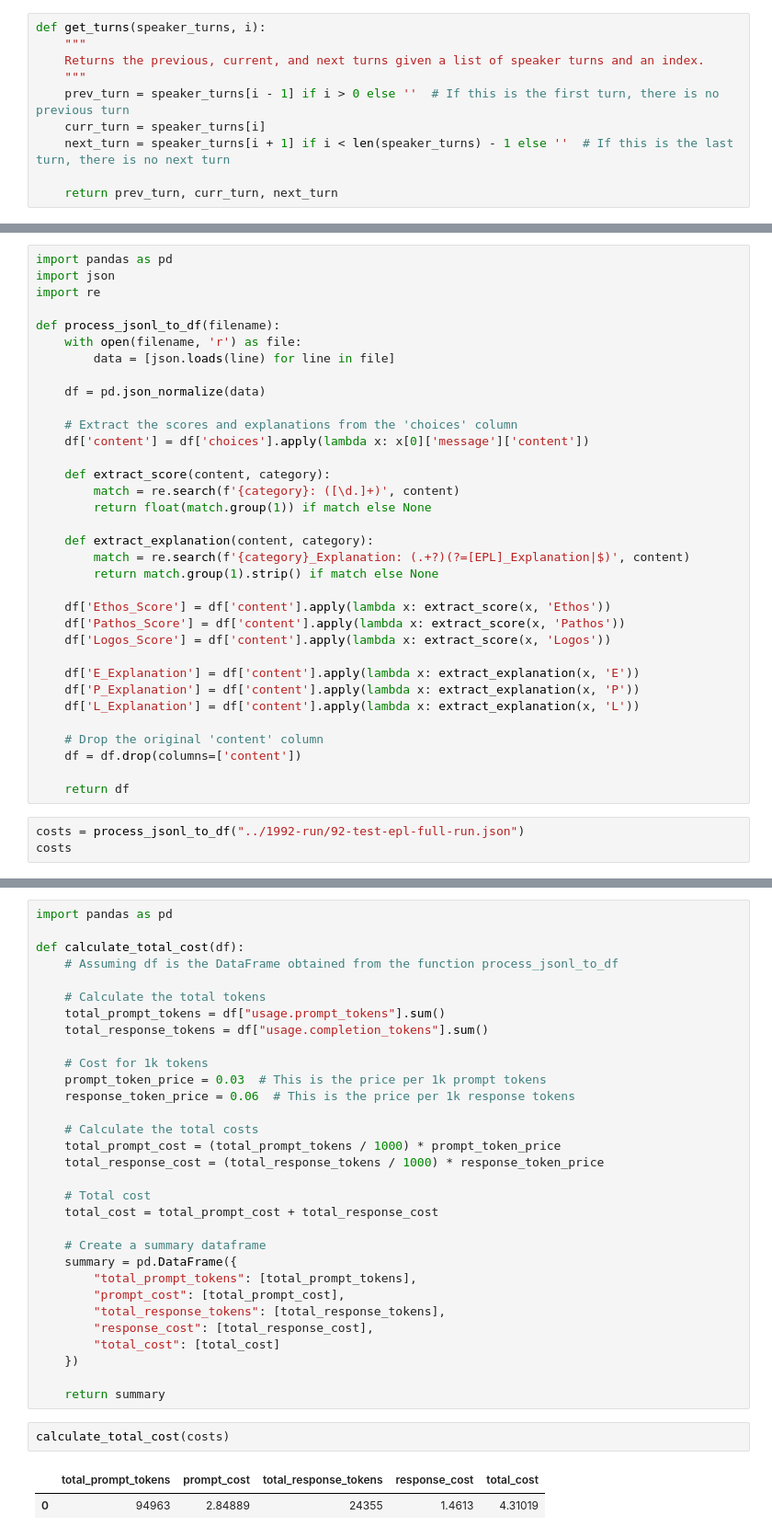
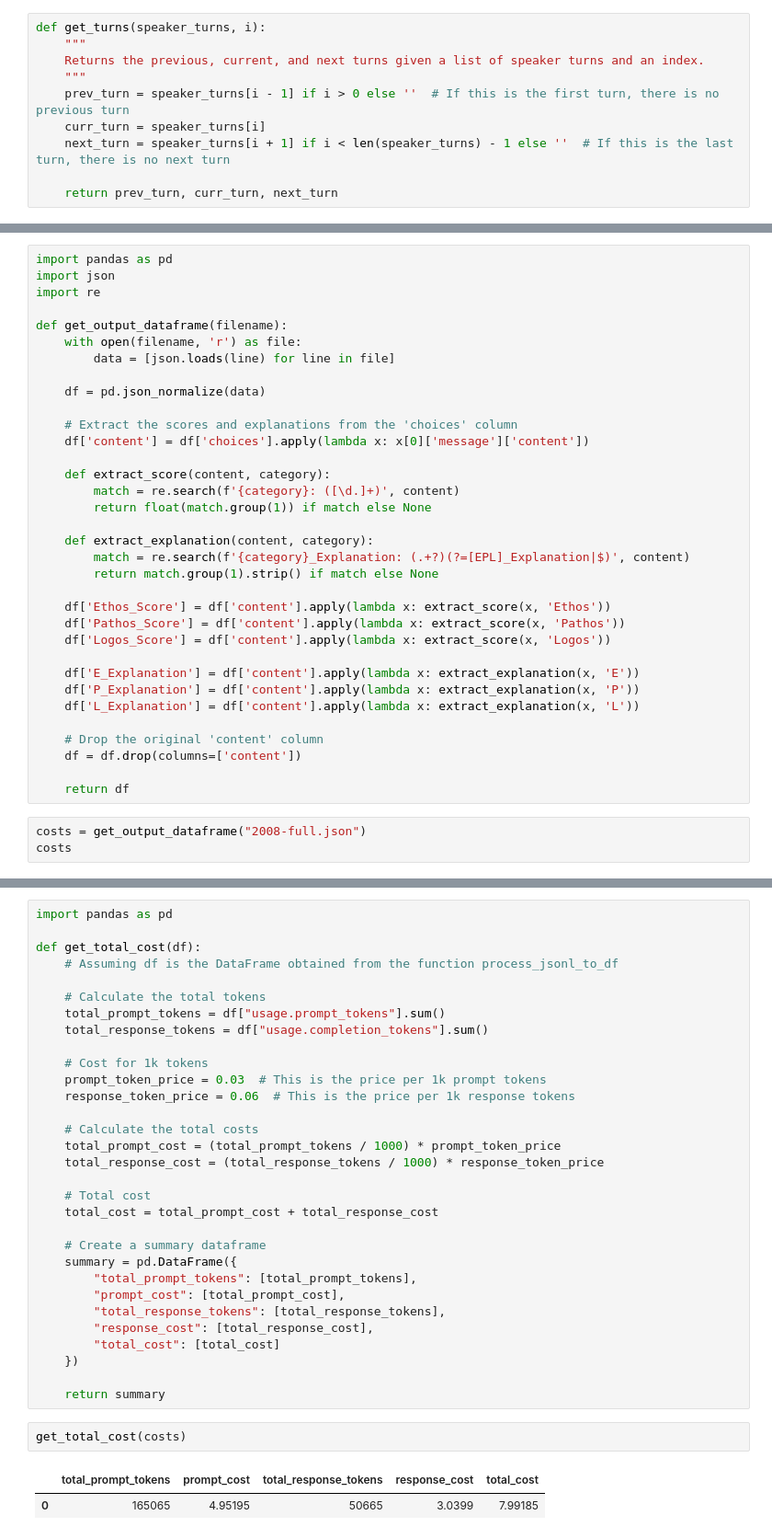
Before and after one commit to pulpshah/uspdc-backup, a Jupyter notebook: runs/epl-playground-2.ipynb, the cells around one changed output, grey strips where cells are left out. Shown: that part at 92% size. Drawn from its saved outputs; the diff is of its cells as text.

```diff
--- a/1992-run/epl-playground-2.ipynb
+++ b/runs/epl-playground-2.ipynb
@@ -200,7 +235,7 @@ import pandas as pd
 import json
 import re
 
-def process_jsonl_to_df(filename):
+def get_output_dataframe(filename):
     with open(filename, 'r') as file:
         data = [json.loads(line) for line in file]
 
@@ -230,7 +265,7 @@ def process_jsonl_to_df(filename):
 
     return df
 # %%
-costs = process_jsonl_to_df("../1992-run/92-test-epl-full-run.json")
+costs = get_output_dataframe("2008-full.json")
 costs
 # %% [output]
 |  | id | object | created | model | choices | usage.prompt_tokens | usage.completion_tokens | ... |
@@ -249,7 +284,7 @@ costs
 # %%
 import pandas as pd
 
-def calculate_total_cost(df):
+def get_total_cost(df):
     # Assuming df is the DataFrame obtained from the function process_jsonl_to_df
 
     # Calculate the total tokens
@@ -278,7 +313,7 @@ def calculate_total_cost(df):
 
     return summary
 # %%
-calculate_total_cost(costs)
+get_total_cost(costs)
 # %% [output]
 |  | total_prompt_tokens | prompt_cost | total_response_tokens | response_cost | total_cost |
-| 0 | 94963 | 2.84889 | 24355 | 1.4613 | 4.31019 |
+| 0 | 165065 | 4.95195 | 50665 | 3.0399 | 7.99185 |
```
Also changed, not shown: parts of 13 cells of this notebook, 33 other files.
